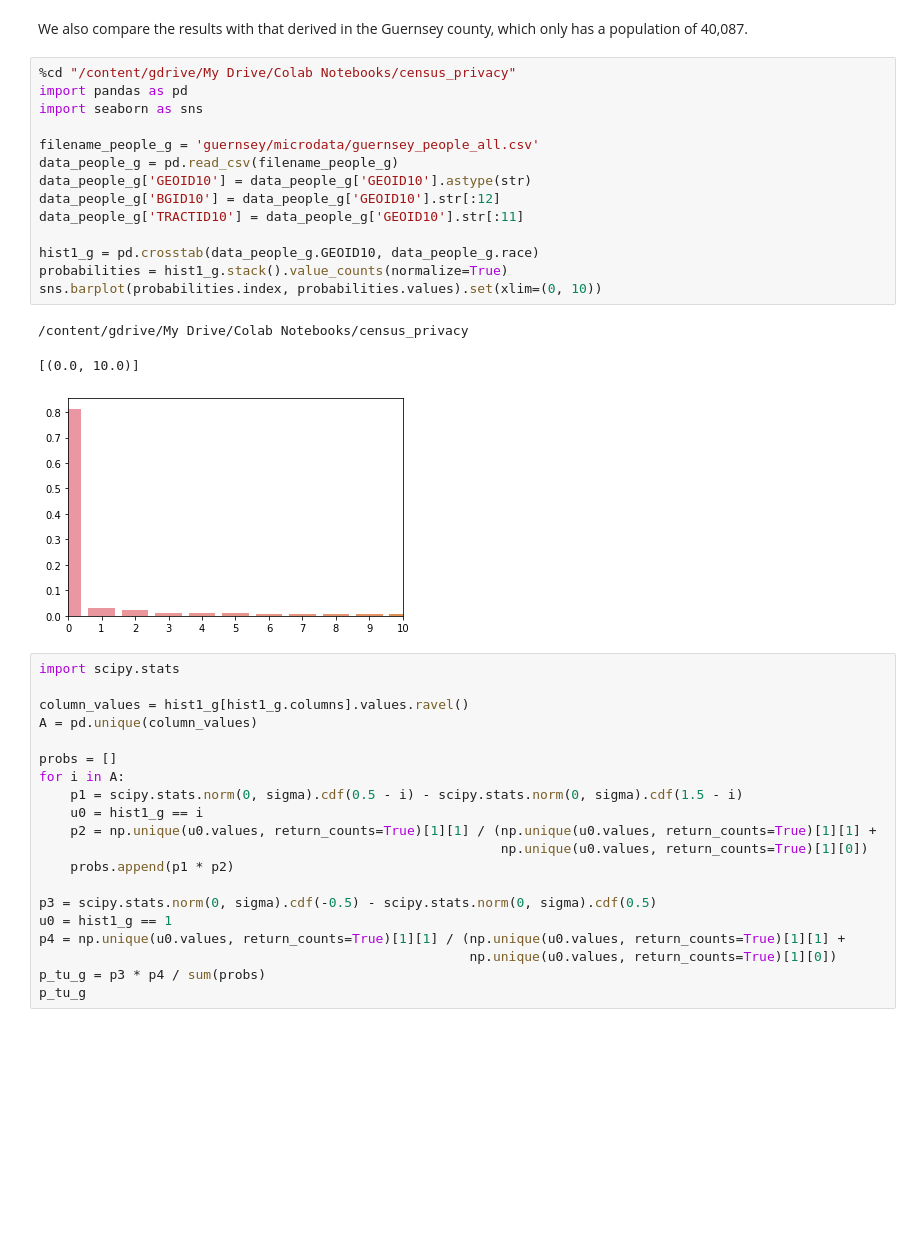
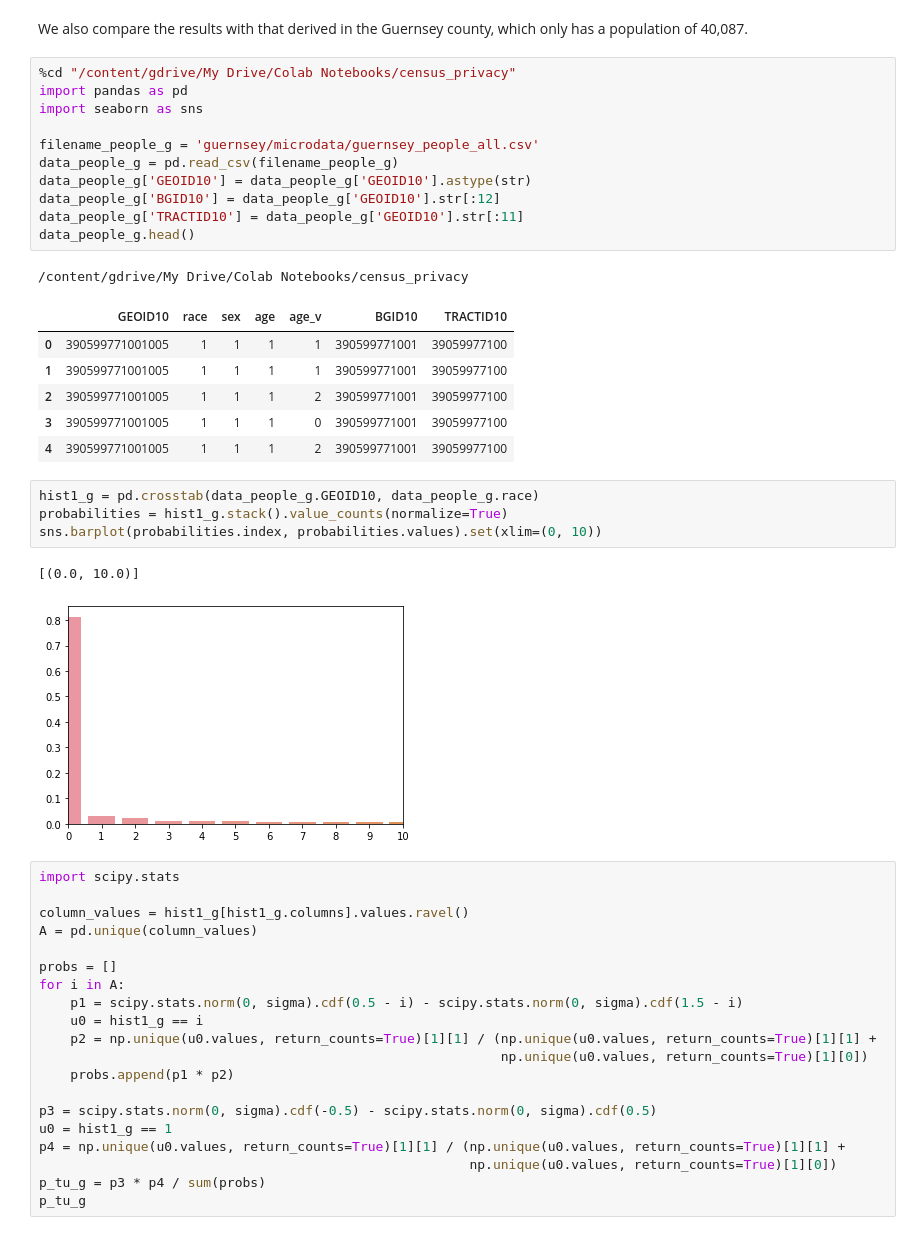
Before and after one commit to linyuehzzz/tda-eval, a Jupyter notebook: cell_uniques.ipynb, the cells around one changed output. Saved outputs shown, nothing was run; the diff lists cells and outputs as text; blank space fills up the shorter version.

```diff
--- a/cell_uniques.ipynb
+++ b/cell_uniques.ipynb
@@ -226,21 +226,29 @@ We also compare the results with that derived in the Guernsey county, which only
 # %%
 %cd "/content/gdrive/My Drive/Colab Notebooks/census_privacy"
 import pandas as pd
 import seaborn as sns
 
 filename_people_g = 'guernsey/microdata/guernsey_people_all.csv'
 data_people_g = pd.read_csv(filename_people_g)
 data_people_g['GEOID10'] = data_people_g['GEOID10'].astype(str)
 data_people_g['BGID10'] = data_people_g['GEOID10'].str[:12]
 data_people_g['TRACTID10'] = data_people_g['GEOID10'].str[:11]
-
-hist1_g = pd.crosstab(data_people_g.GEOID10, data_people_g.race)
-probabilities = hist1_g.stack().value_counts(normalize=True)
-sns.barplot(probabilities.index, probabilities.values).set(xlim=(0, 10))
+data_people_g.head()
 # %% [output]
 /content/gdrive/My Drive/Colab Notebooks/census_privacy
-[(0.0, 10.0)]
-[figure, removed]
+|  | GEOID10 | race | sex | age | age_v | BGID10 | TRACTID10 |
+| 0 | 390599771001005 | 1 | 1 | 1 | 1 | 390599771001 | 39059977100 |
+| 1 | 390599771001005 | 1 | 1 | 1 | 1 | 390599771001 | 39059977100 |
+| 2 | 390599771001005 | 1 | 1 | 1 | 2 | 390599771001 | 39059977100 |
+| 3 | 390599771001005 | 1 | 1 | 1 | 0 | 390599771001 | 39059977100 |
+| 4 | 390599771001005 | 1 | 1 | 1 | 2 | 390599771001 | 39059977100 |
+# %%
+hist1_g = pd.crosstab(data_people_g.GEOID10, data_people_g.race)
+probabilities = hist1_g.stack().value_counts(normalize=True)
+sns.barplot(probabilities.index, probabilities.values).set(xlim=(0, 10))
+# %% [output]
+[(0.0, 10.0)]
+[figure, added]
 # %%
 import scipy.stats
 
```
Also changed, not shown: parts of 7 cells of this notebook.
